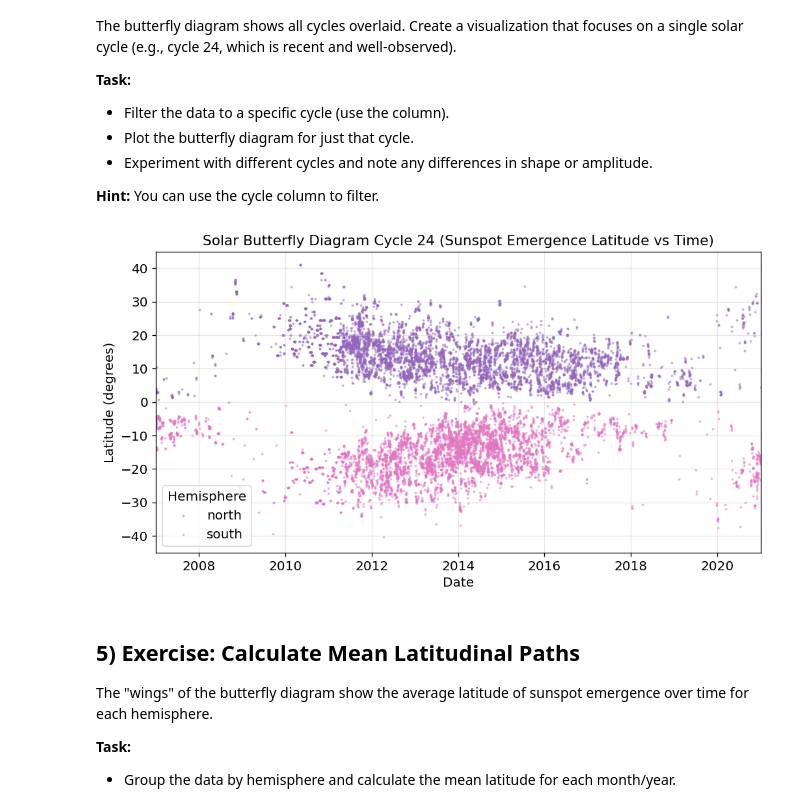
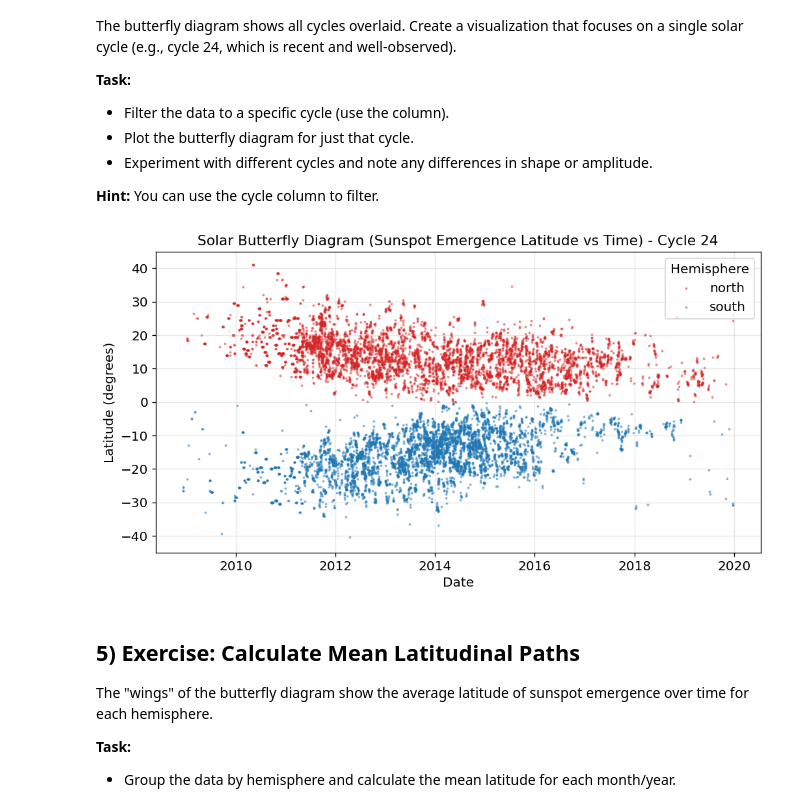
Before and after one commit to SwRI-IDEA-Lab/butterflai, a Jupyter notebook: weeks/week_01/01_exploration.ipynb, the cells around one changed output. Cells and saved outputs as stored; diff of their text form; code cells hidden in the pictures.

```diff
--- a/weeks/week_01/01_exploration.ipynb
+++ b/weeks/week_01/01_exploration.ipynb
@@ -79,7 +79,7 @@ We plot emergence latitude vs. date. Points are colored by hemisphere (north vs
 import matplotlib.pyplot as plt
 
 df["hemisphere"] = df["latitude"].apply(lambda v: "north" if v >= 0 else "south")
-colors = {"north": "tab:purple", "south": "tab:pink"}
+colors = {"north": "tab:red", "south": "tab:blue"}
 
 fig, ax = plt.subplots(figsize=(10, 5))
 for hemi, group in df.groupby("hemisphere"):
@@ -106,25 +106,26 @@ The butterfly diagram shows all cycles overlaid. Create a visualization that foc
 **Hint:** You can use the cycle column to filter.
 # %%
 # Your code here: Visualize a single solar cycle
-import matplotlib.pyplot as plt
-from datetime import datetime
 
-df["hemisphere"] = df["latitude"].apply(lambda v: "north" if v >= 0 else "south")
-colors = {"north": "tab:purple", "south": "tab:pink"}
+# Cycle 24 range
+start_date = '2008-12-01'
+end_date = '2019-12-31'
+
+# Filtering the data
+df_cycle24 = df[(df['date'] >= start_date) & (df['date'] <= end_date)].copy()
 
 fig, ax = plt.subplots(figsize=(10, 5))
-for hemi, group in df.groupby("hemisphere"):
+for hemi, group in df_cycle24.groupby("hemisphere"):
     ax.scatter(group["date"], group["latitude"], s=2, c=colors[hemi], label=hemi, alpha=0.4)
 
-ax.set_title("Solar Butterfly Diagram Cycle 24 (Sunspot Emergence Latitude vs Time)")
+ax.set_title("Solar Butterfly Diagram (Sunspot Emergence Latitude vs Time) - Cycle 24")
 ax.set_xlabel("Date")
 ax.set_ylabel("Latitude (degrees)")
 ax.legend(title="Hemisphere")
 ax.set_ylim(-45, 45)
-ax.set_xlim(datetime(2007, 1, 1), datetime(2021, 1, 1))
 plt.show()
 # %% [output]
-[figure, old version]
+[figure, new version]
 # %% [markdown]
 ## 5) Exercise: Calculate Mean Latitudinal Paths
 
```
Also changed, not shown: parts of 5 cells of this notebook.
